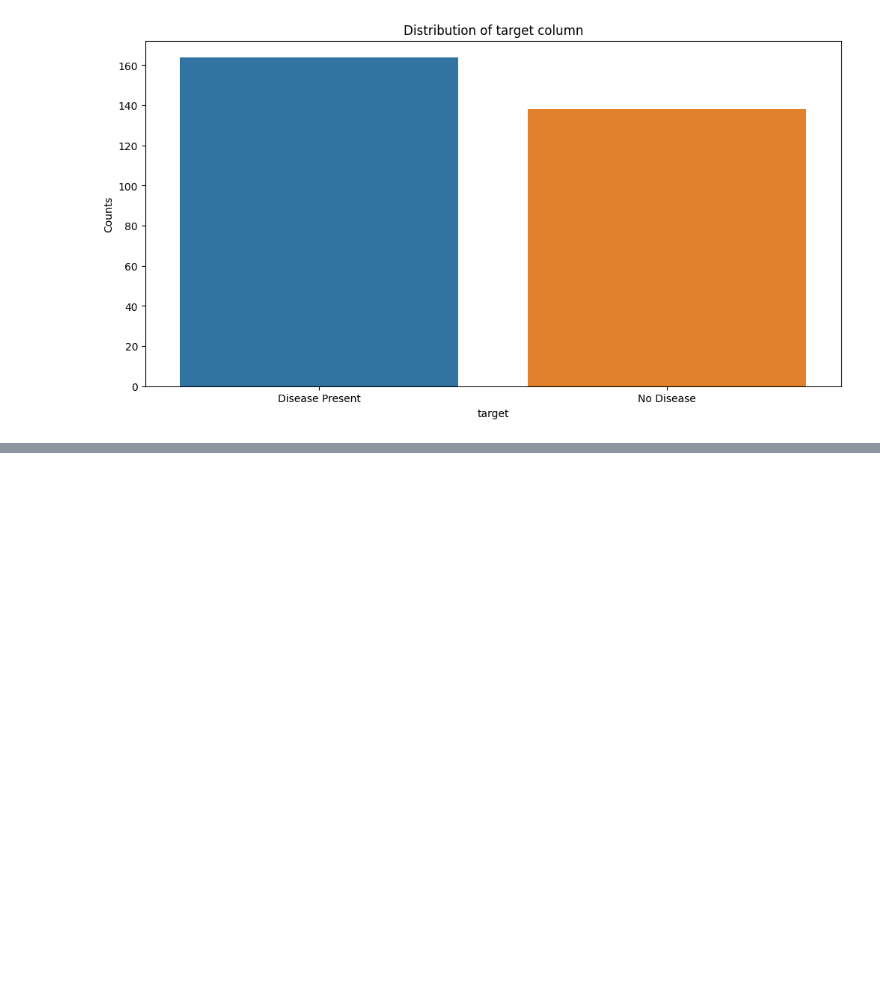
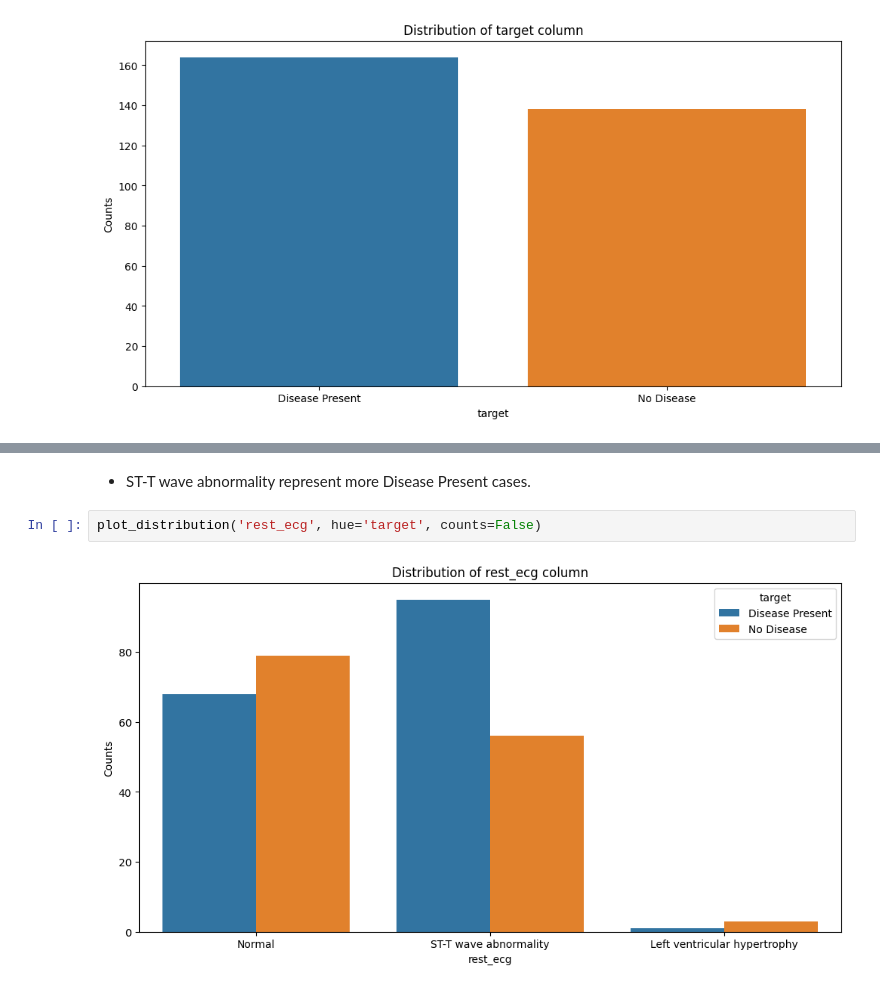
Before and after one commit to alaalmy-ahmed/Heart-Diseases-Analysis, a Jupyter notebook: Visual Analysis.ipynb, the cells around one changed output, grey strips where cells are left out. Saved outputs shown, nothing was run; the diff lists cells and outputs as text; blank space fills up the shorter version.

```diff
--- a/Visual Analysis.ipynb
+++ b/Visual Analysis.ipynb
@@ -284,0 +305,6 @@ Name: target, dtype: float64
+# %% [markdown]
+- ST-T wave abnormality represent more Disease Present cases.
+# %%
+plot_distribution('rest_ecg', hue='target', counts=False)
+# %% [output]
+[figure, added]
```
Also changed, not shown: parts of 21 cells of this notebook, 24 other files.
